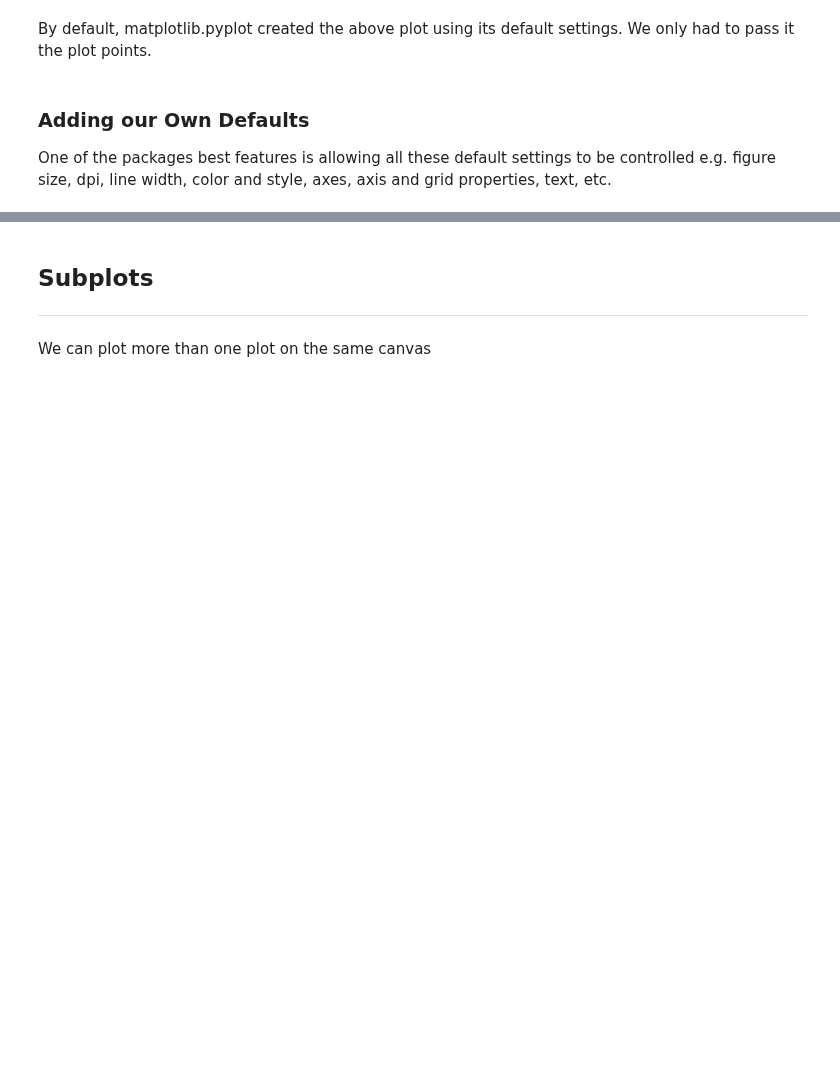
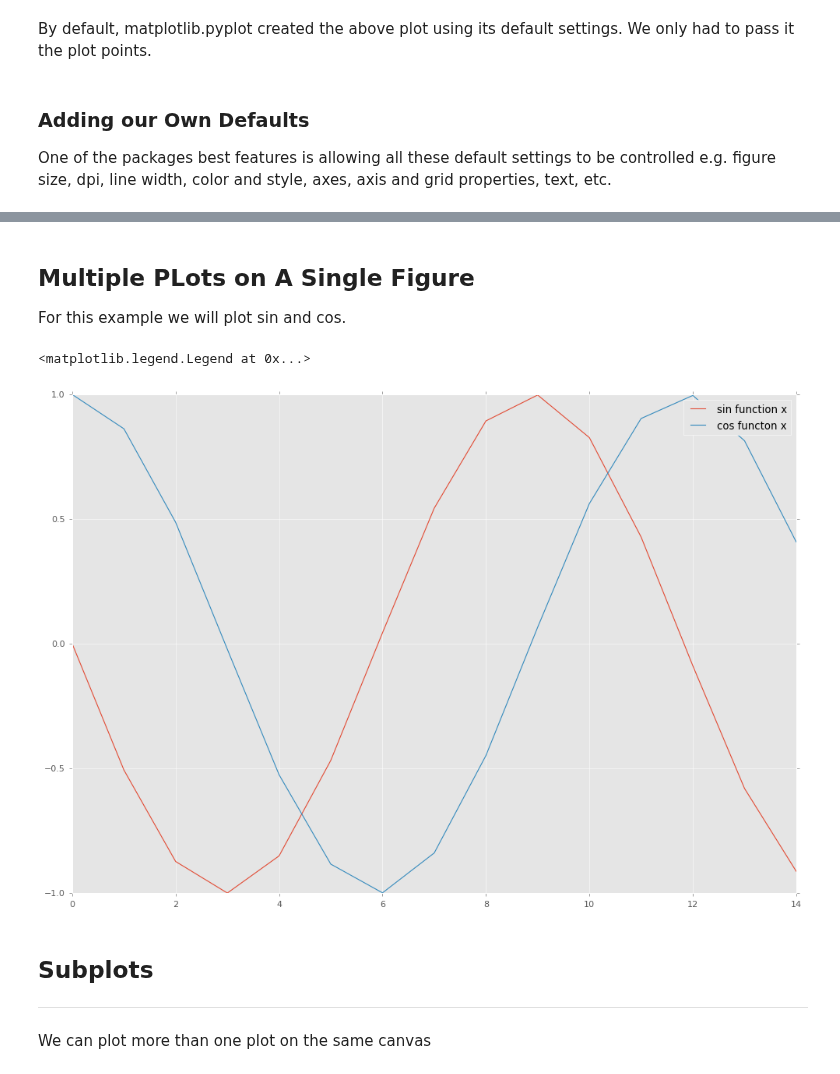
Before and after one commit to kmcd14/FofData-assessment, a Jupyter notebook: pyplot.ipynb, the cells around one changed output, grey strips where cells are left out. Drawn from its saved outputs; the diff is of its cells as text; code cells hidden in the pictures; blank space fills up the shorter version.

```diff
--- a/pyplot.ipynb
+++ b/pyplot.ipynb
@@ -126,3 +321,15 @@ plt.show()
+# %% [markdown]
+## Multiple PLots on A Single Figure
+
+For this example we will plot sin and cos.
+# %%
+x= np.arange(0,1500,100)
+plt.plot(np.sin(x),label='sin function x')
+plt.plot(np.cos(x),label='cos functon x')
+plt.legend(loc='upper right')
+# %% [output]
+<matplotlib.legend.Legend at 0x...>
+[figure, added]
 # %% [markdown]
 ## Subplots
 
```
Also changed, not shown: parts of 19 cells of this notebook, 1 other file.
